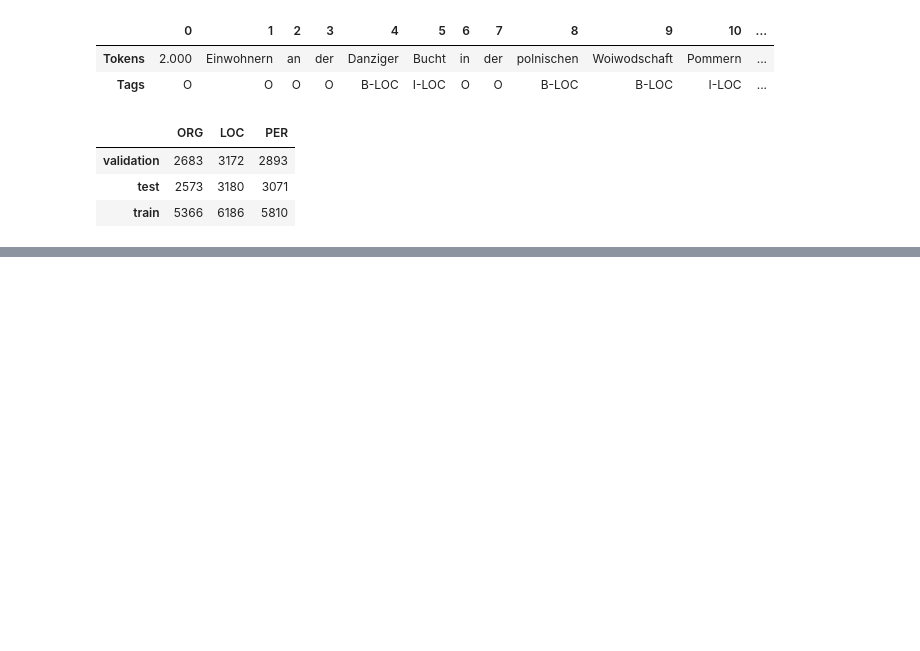
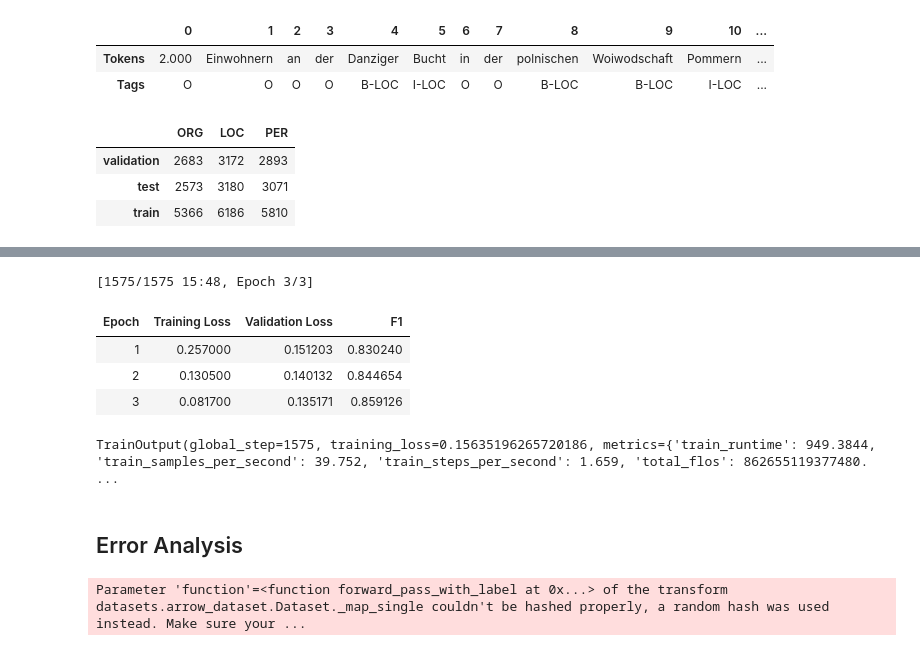
Before and after one commit to Himagination/NLP_Transformers, a Jupyter notebook: Multilingual_NER.ipynb, the cells around one changed output, grey strips where cells are left out. Cells and saved outputs as stored; diff of their text form; code cells hidden in the pictures; blank space fills up the shorter version.

```diff
--- a/Multilingual_NER.ipynb
+++ b/Multilingual_NER.ipynb
@@ -189,0 +362,35 @@ pd.DataFrame([xlmr_tokens, input_ids[0].numpy()], index=["Tokens", "Input_IDs"])
+# %%
+from seqeval.metrics import f1_score
+def compute_metrics(eval_pred):
+  y_pred, y_true = align_predictions(eval_pred.predictions,
+                                     eval_pred.label_ids)
+  return {"f1": f1_score(y_true, y_pred)}
+# %%
+# Data collator to pad each input sequence
+from transformers import DataCollatorForTokenClassification
+
+data_collator = DataCollatorForTokenClassification(xlmr_tokenizer)
+# %%
+# Create function to repeatedly initialization of a new model
+def model_init():
+  return (XLMRobertaForTokenClassification.from_pretrained(xlmr_model_name, config=xlmr_config).to(device))
+# %%
+from transformers import Trainer
+trainer = Trainer(model_init=model_init,
+                  args=training_args,
+                  data_collator=data_collator,
+                  compute_metrics=compute_metrics,
+                  train_dataset=panx_de_encoded["train"],
+                  eval_dataset=panx_de_encoded["validation"],
+                  tokenizer=xlmr_tokenizer)
+# %%
+trainer.train()
+# %% [output]
+[1575/1575 15:48, Epoch 3/3]
+| Epoch | Training Loss | Validation Loss | F1 |
+| 1 | 0.257000 | 0.151203 | 0.830240 |
+| 2 | 0.130500 | 0.140132 | 0.844654 |
+| 3 | 0.081700 | 0.135171 | 0.859126 |
+TrainOutput(global_step=1575, training_loss=0.15635196265720186, metrics={'train_runtime': 949.3844, 'train_samples_per_second': 39.752, 'train_steps_per_second': 1.659, 'total_flos': 862655119377480. ...
+# %% [markdown]
+## Error Analysis
@@ -189,0 +421,9 @@ pd.DataFrame([xlmr_tokens, input_ids[0].numpy()], index=["Tokens", "Input_IDs"])
+# %%
+# Apply function to validation set
+valid_set = panx_de_encoded["validation"]
+valid_set = valid_set.map(forward_pass_with_label,
+                          batched=True,
+                          batch_size=32)
+df = valid_set.to_pandas()
+# %% [output]
+Parameter 'function'=<function forward_pass_with_label at 0x...> of the transform datasets.arrow_dataset.Dataset._map_single couldn't be hashed properly, a random hash was used instead. Make sure your ...
```
Also changed, not shown: parts of 31 cells of this notebook.
